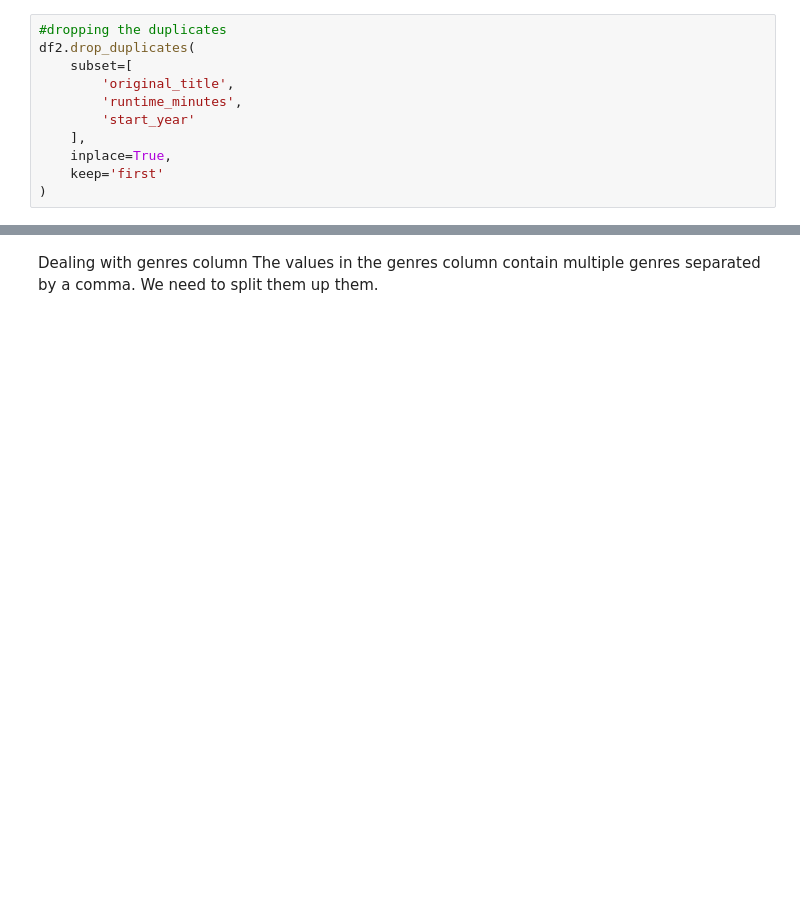
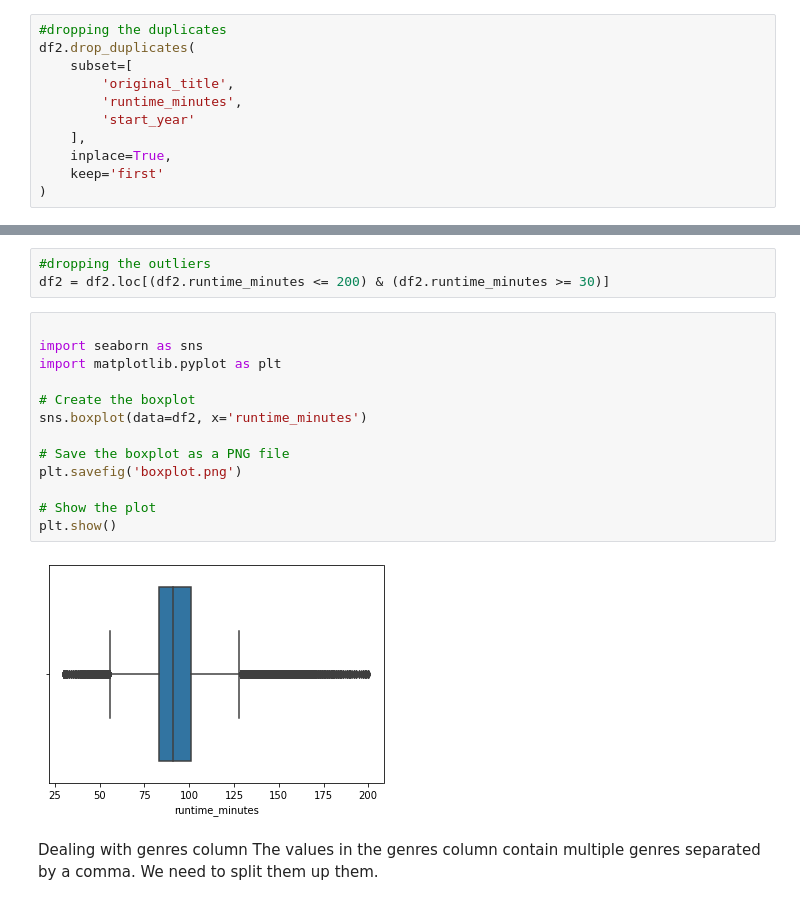
Before and after one commit to Kamaukaguru/dsc-phase-1-project-v2-4, a Jupyter notebook: student.ipynb, the cells around one changed output, grey strips where cells are left out. Saved outputs shown, nothing was run; the diff lists cells and outputs as text; blank space fills up the shorter version.

```diff
--- a/student.ipynb
+++ b/student.ipynb
@@ -475,3 +488,21 @@ df2.head()
+# %%
+#dropping the outliers
+df2 = df2.loc[(df2.runtime_minutes <= 200) & (df2.runtime_minutes >= 30)]
+# %%
+
+import seaborn as sns
+import matplotlib.pyplot as plt
+
+# Create the boxplot
+sns.boxplot(data=df2, x='runtime_minutes')
+
+# Save the boxplot as a PNG file
+plt.savefig('boxplot.png')
+
+# Show the plot
+plt.show()
+# %% [output]
+[figure, added]
 # %% [markdown]
 Dealing with genres column
 The values in the genres column contain multiple genres separated by a comma. We need to split them up them.
```
Also changed, not shown: parts of 25 cells of this notebook, 2 other files.
